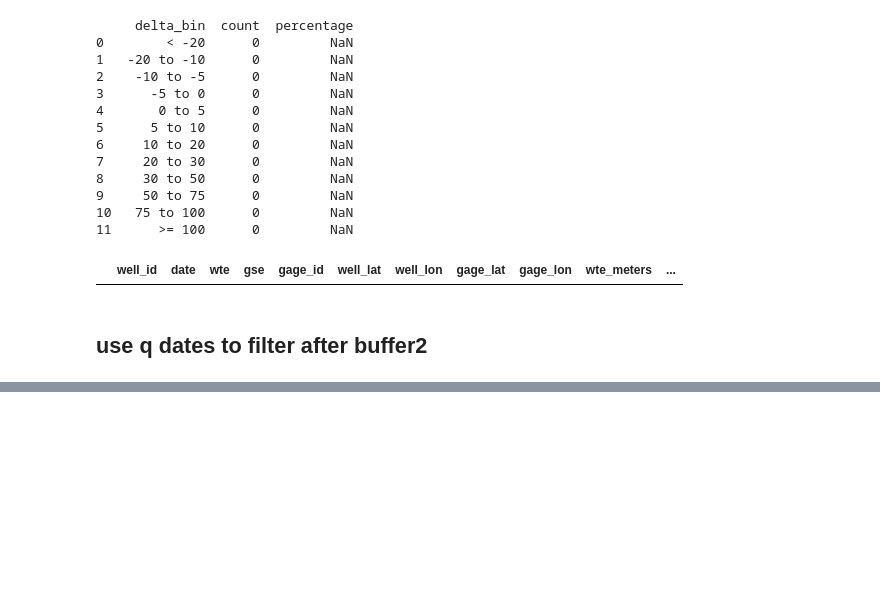
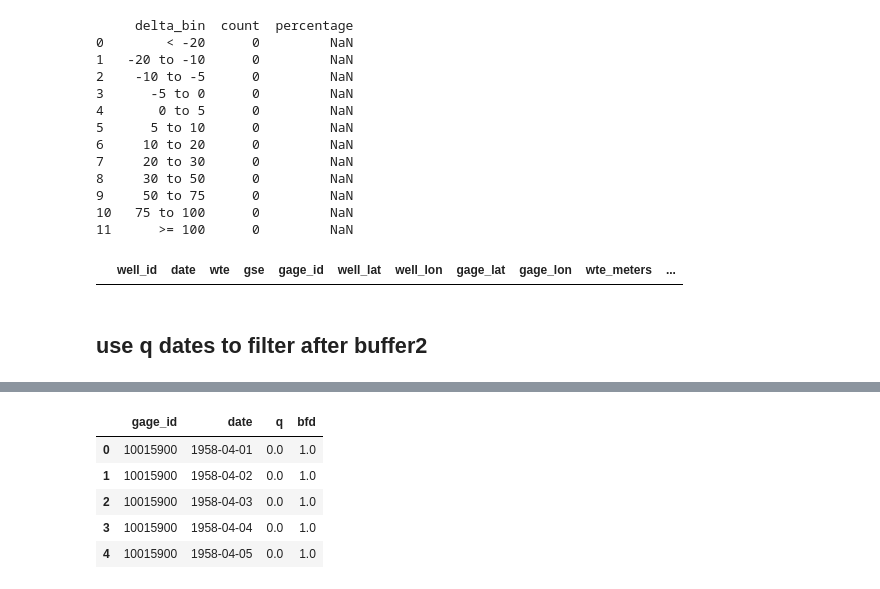
Before and after one commit to xueyil9/gwbase_clean, a Jupyter notebook: notebooks/04_pairing_wells_gages.ipynb, the cells around one changed output, grey strips where cells are left out. Cells and saved outputs as stored; diff of their text form; code cells hidden in the pictures; blank space fills up the shorter version.

```diff
--- a/notebooks/04_pairing_wells_gages.ipynb
+++ b/notebooks/04_pairing_wells_gages.ipynb
@@ -216,5 +237,14 @@ filtered_result.info()
 # %%
-compiled_data=pd.read_csv('../data/processed/q_bfd_1.csv')
+compiled_data=pd.read_csv('../data/processed/streamflow/q_bfd_1.csv')
+# %%
+compiled_data.head()
+# %% [output]
+|  | gage_id | date | q | bfd |
+| 0 | 10015900 | 1958-04-01 | 0.0 | 1.0 |
+| 1 | 10015900 | 1958-04-02 | 0.0 | 1.0 |
+| 2 | 10015900 | 1958-04-03 | 0.0 | 1.0 |
+| 3 | 10015900 | 1958-04-04 | 0.0 | 1.0 |
+| 4 | 10015900 | 1958-04-05 | 0.0 | 1.0 |
 # %%
 import pandas as pd
 
```
Also changed, not shown: parts of 7 cells of this notebook, 2 other files.
